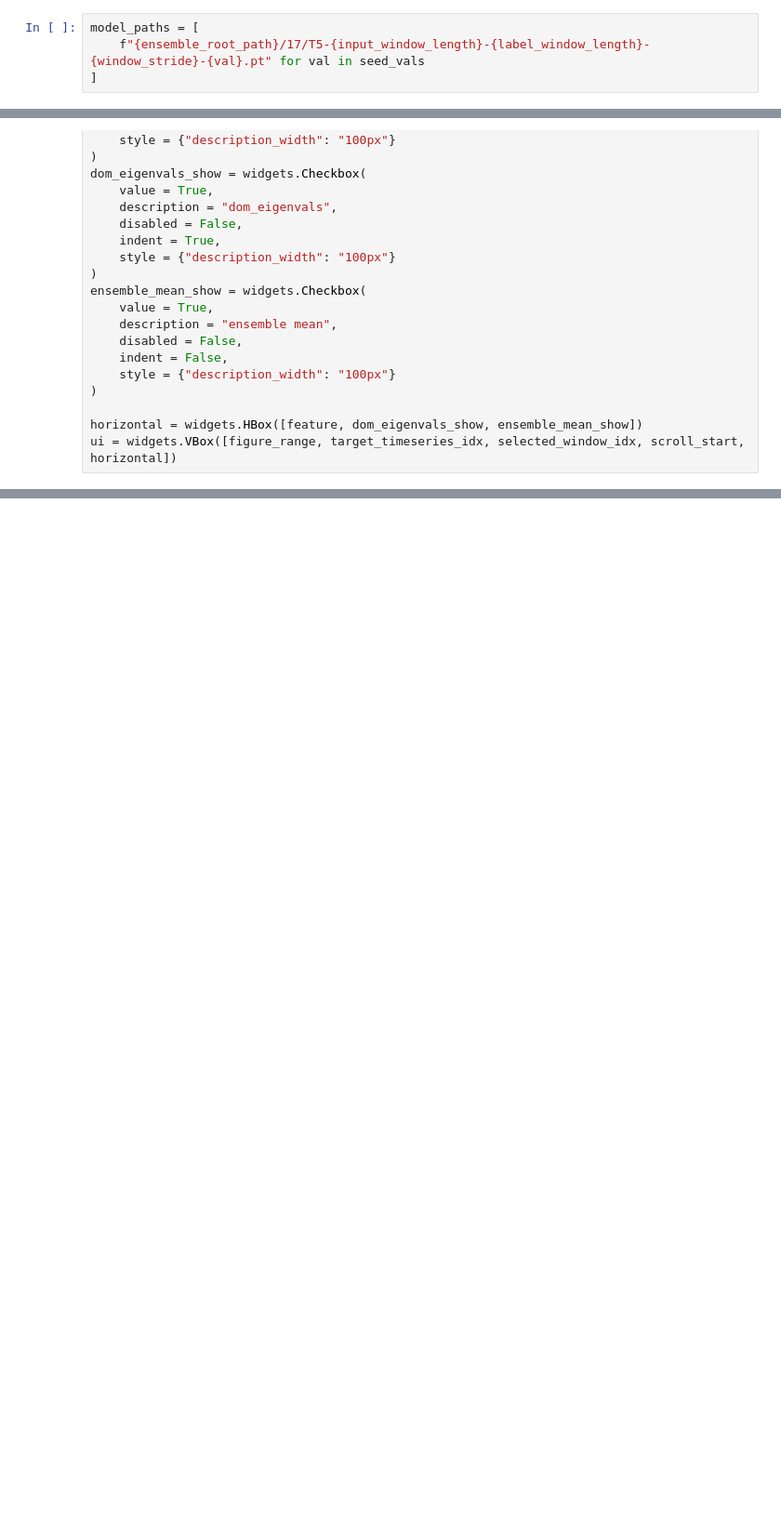
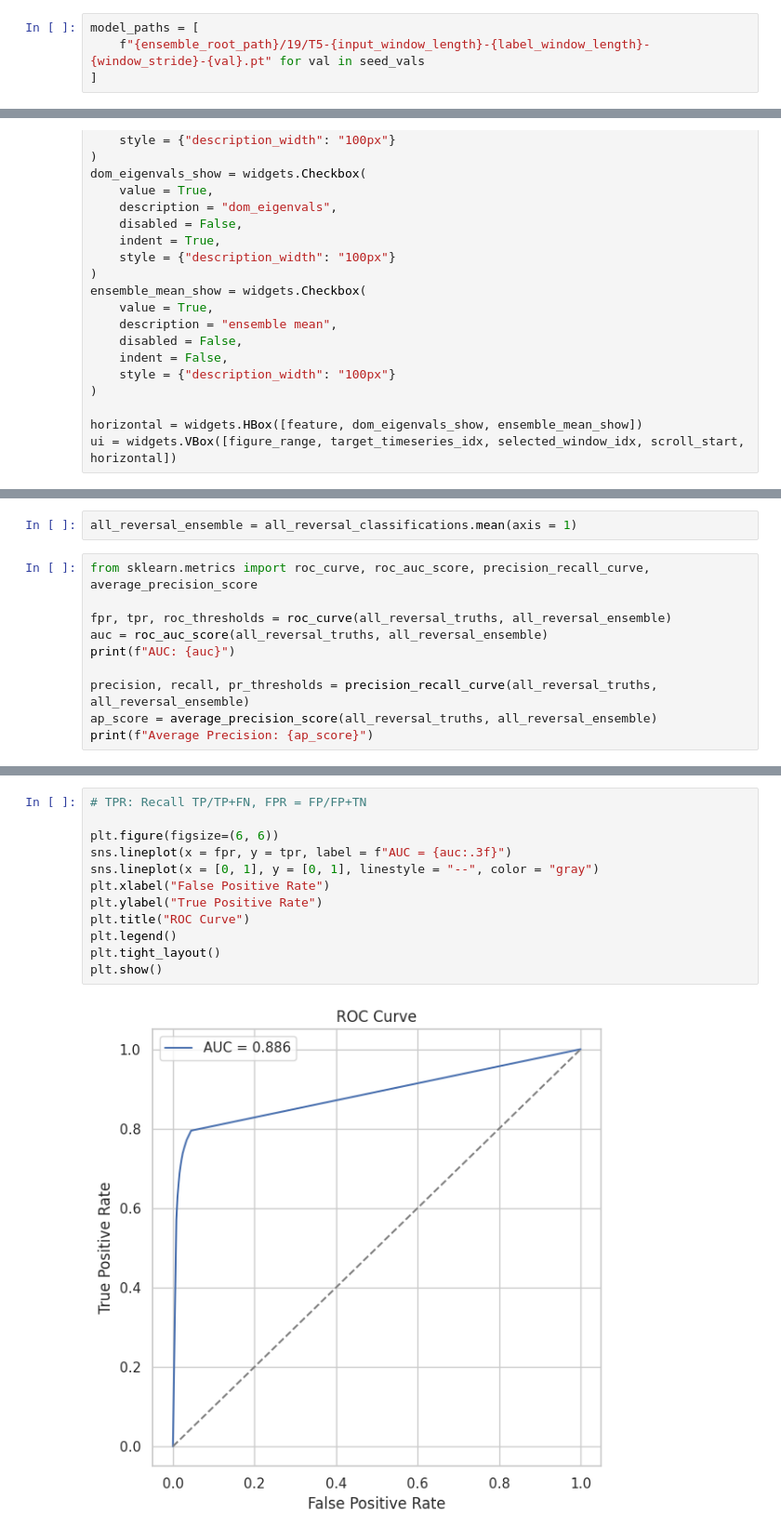
Before and after one commit to MrAliTheGreat/JetReversalAnalysis, a Jupyter notebook: inference.ipynb, the cells around one changed output, grey strips where cells are left out. Shown at 93% size. Drawn from its saved outputs; the diff is of its cells as text; blank space fills up the shorter version.

```diff
--- a/inference.ipynb
+++ b/inference.ipynb
@@ -76,7 +76,7 @@ df_test = InferenceAnalysisDataset(
 ## Prediction
 # %%
 model_paths = [
-    f"{ensemble_root_path}/17/T5-{input_window_length}-{label_window_length}-{window_stride}-{val}.pt" for val in seed_vals
+    f"{ensemble_root_path}/19/T5-{input_window_length}-{label_window_length}-{window_stride}-{val}.pt" for val in seed_vals
 ]
 # %%
 test_loss = 0.0
@@ -417,0 +381,12 @@ with torch.no_grad():
+# %%
+all_reversal_ensemble = all_reversal_classifications.mean(axis = 1)
+# %%
+from sklearn.metrics import roc_curve, roc_auc_score, precision_recall_curve, average_precision_score
+
+fpr, tpr, roc_thresholds = roc_curve(all_reversal_truths, all_reversal_ensemble)
+auc = roc_auc_score(all_reversal_truths, all_reversal_ensemble)
+print(f"AUC: {auc}")
+
+precision, recall, pr_thresholds = precision_recall_curve(all_reversal_truths, all_reversal_ensemble)
+ap_score = average_precision_score(all_reversal_truths, all_reversal_ensemble)
+print(f"Average Precision: {ap_score}")
@@ -417,0 +396,14 @@ with torch.no_grad():
+# %%
+# TPR: Recall TP/TP+FN, FPR = FP/FP+TN
+
+plt.figure(figsize=(6, 6))
+sns.lineplot(x = fpr, y = tpr, label = f"AUC = {auc:.3f}")
+sns.lineplot(x = [0, 1], y = [0, 1], linestyle = "--", color = "gray")
+plt.xlabel("False Positive Rate")
+plt.ylabel("True Positive Rate")
+plt.title("ROC Curve")
+plt.legend()
+plt.tight_layout()
+plt.show()
+# %% [output]
+[figure, added]
```
Also changed, not shown: parts of 10 cells of this notebook, 5 other files.
